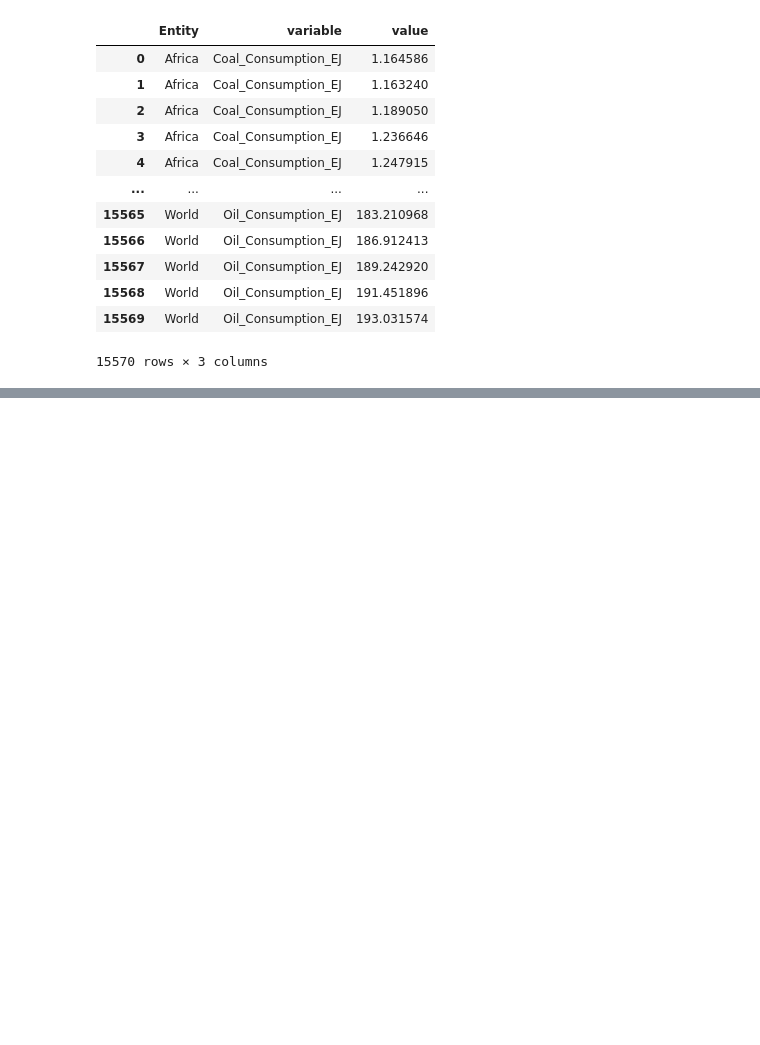
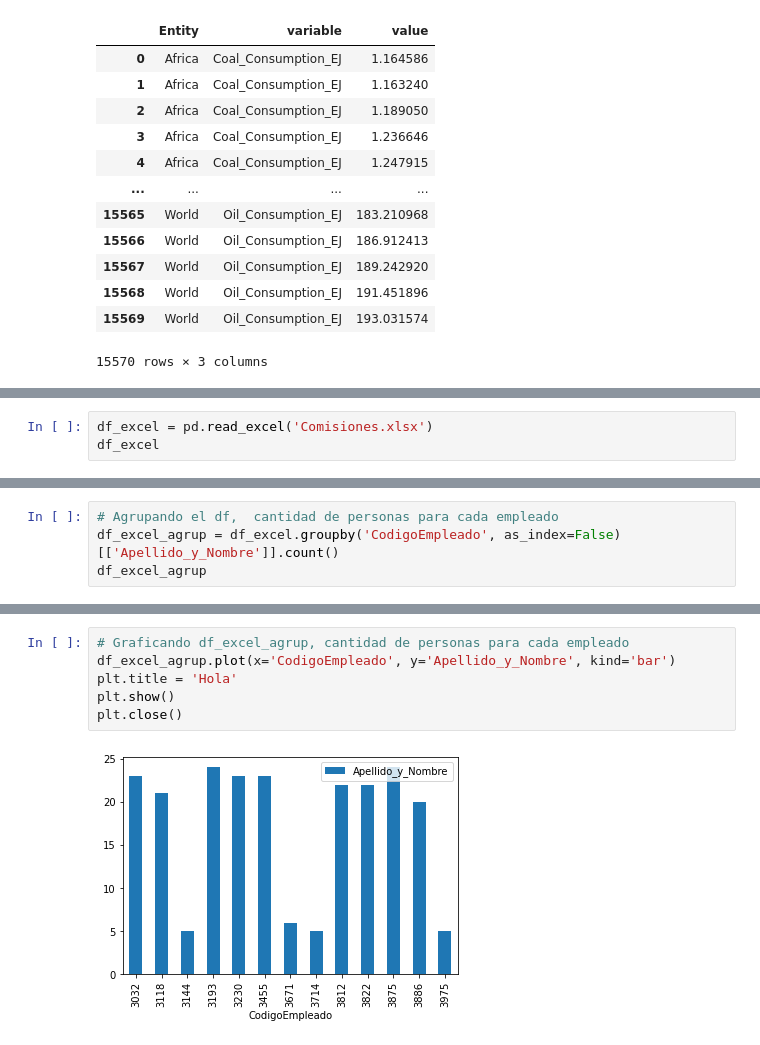
Before and after one commit to Carlos-Montana/Act-tiimiit-alkemy, a Jupyter notebook: Act_19_Pandas/pandas.ipynb, the cells around one changed output, grey strips where cells are left out. Drawn from its saved outputs; the diff is of its cells as text; blank space fills up the shorter version.

```diff
--- a/Act_19_Pandas/pandas.ipynb
+++ b/Act_19_Pandas/pandas.ipynb
@@ -129,0 +167,3 @@ df_csv_melt
+# %%
+df_excel = pd.read_excel('Comisiones.xlsx')
+df_excel
@@ -129,0 +213,4 @@ df_csv_melt
+# %%
+# Agrupando el df,  cantidad de personas para cada empleado
+df_excel_agrup = df_excel.groupby('CodigoEmpleado', as_index=False)[['Apellido_y_Nombre']].count()
+df_excel_agrup
@@ -129,0 +249,8 @@ df_csv_melt
+# %%
+# Graficando df_excel_agrup, cantidad de personas para cada empleado
+df_excel_agrup.plot(x='CodigoEmpleado', y='Apellido_y_Nombre', kind='bar')
+plt.title = 'Hola'
+plt.show()
+plt.close()
+# %% [output]
+[figure, added]
```
Also changed, not shown: parts of 12 cells of this notebook.
